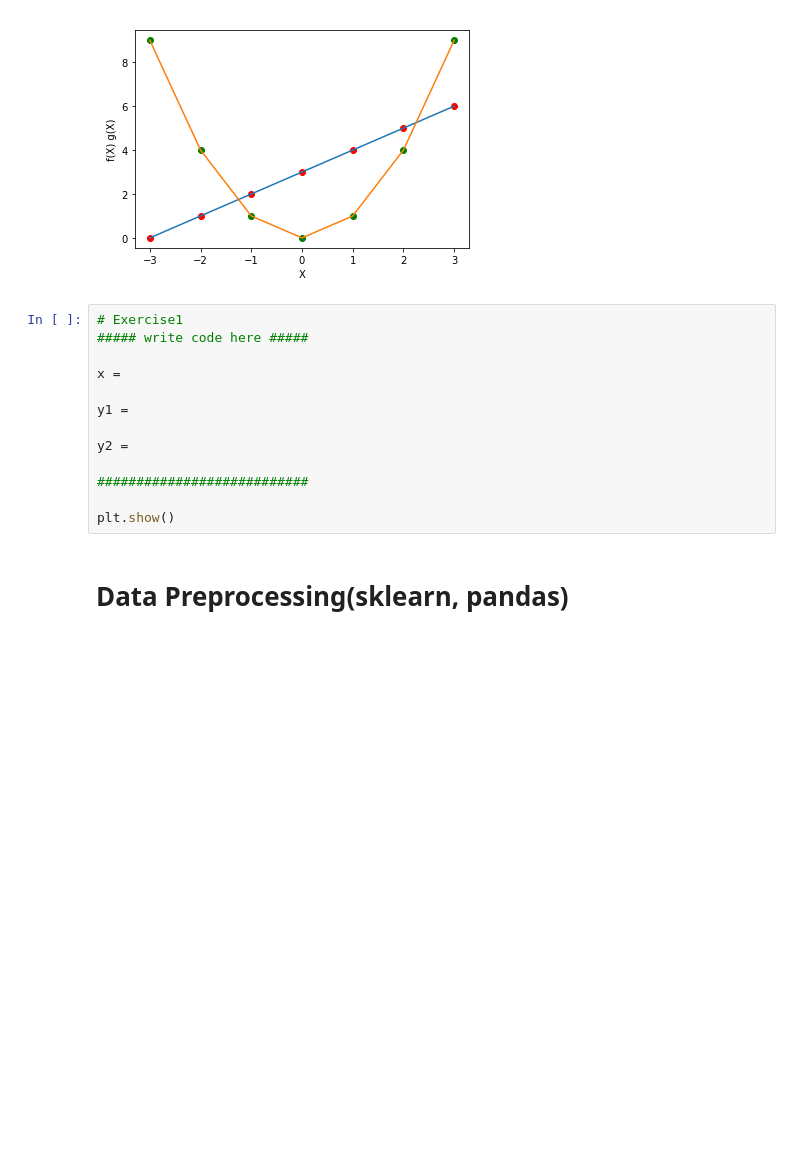
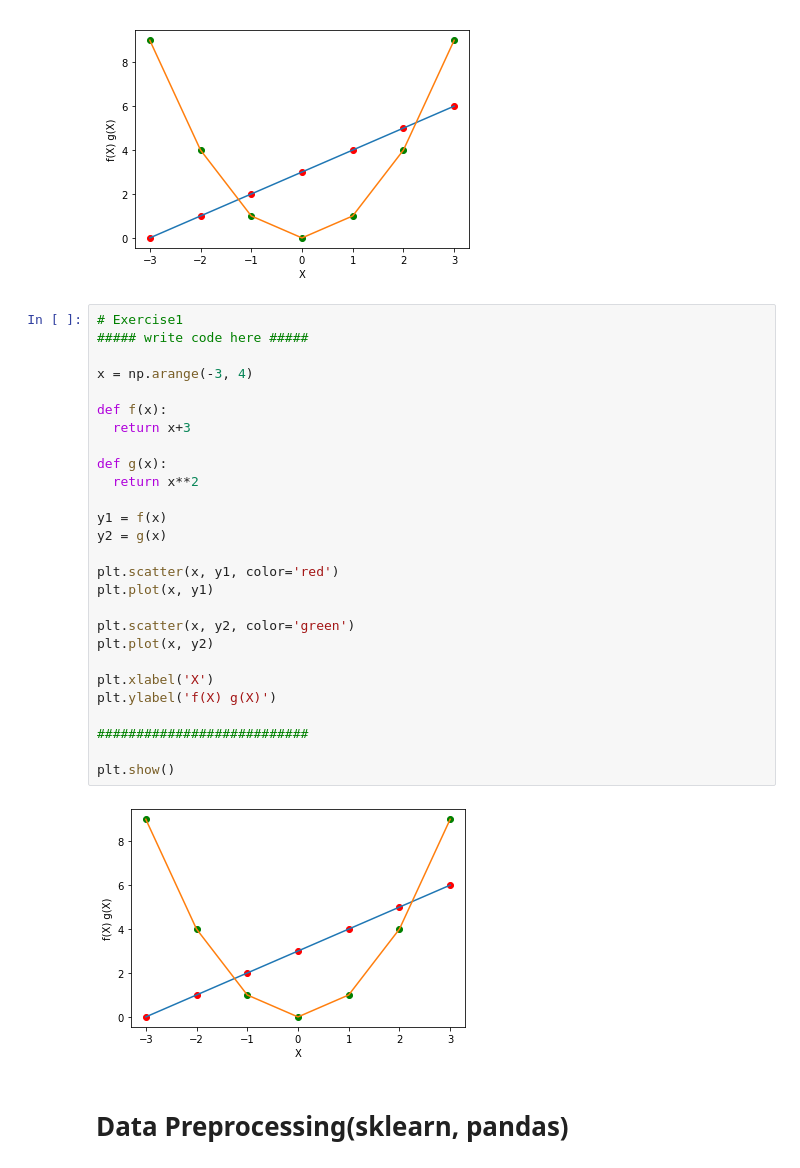
Before and after one commit to jiminAn/2023_WINTER_SAMSUNG_DL, a Jupyter notebook: 실습자료/day1/Day1_2_data_visualization_Practice.ipynb, the cells around one changed output. Saved outputs shown, nothing was run; the diff lists cells and outputs as text; blank space fills up the shorter version.

```diff
--- a/실습자료/day1/Day1_2_data_visualization_Practice.ipynb
+++ b/실습자료/day1/Day1_2_data_visualization_Practice.ipynb
@@ -45,19 +45,35 @@ plt.show()
 아래와 같은 그래프를 그려보세요
 # %% [markdown]
 ![캡처.PNG](embedded-picture-1)
-# %%
-# Exercise1
-##### write code here #####
-
-x =
-
-y1 =
-
-y2 =
-
-###########################
-
-plt.show()
+# %%
+# Exercise1
+##### write code here #####
+
+x = np.arange(-3, 4)
+
+def f(x):
+  return x+3
+
+def g(x):
+  return x**2
+
+y1 = f(x)
+y2 = g(x)
+
+plt.scatter(x, y1, color='red')
+plt.plot(x, y1)
+
+plt.scatter(x, y2, color='green')
+plt.plot(x, y2)
+
+plt.xlabel('X')
+plt.ylabel('f(X) g(X)')
+
+###########################
+
+plt.show()
+# %% [output]
+[figure, added]
 # %% [markdown]
 # Data Preprocessing(sklearn, pandas)
 # %%
```
Also changed, not shown: parts of 11 cells of this notebook, 3 other files.
